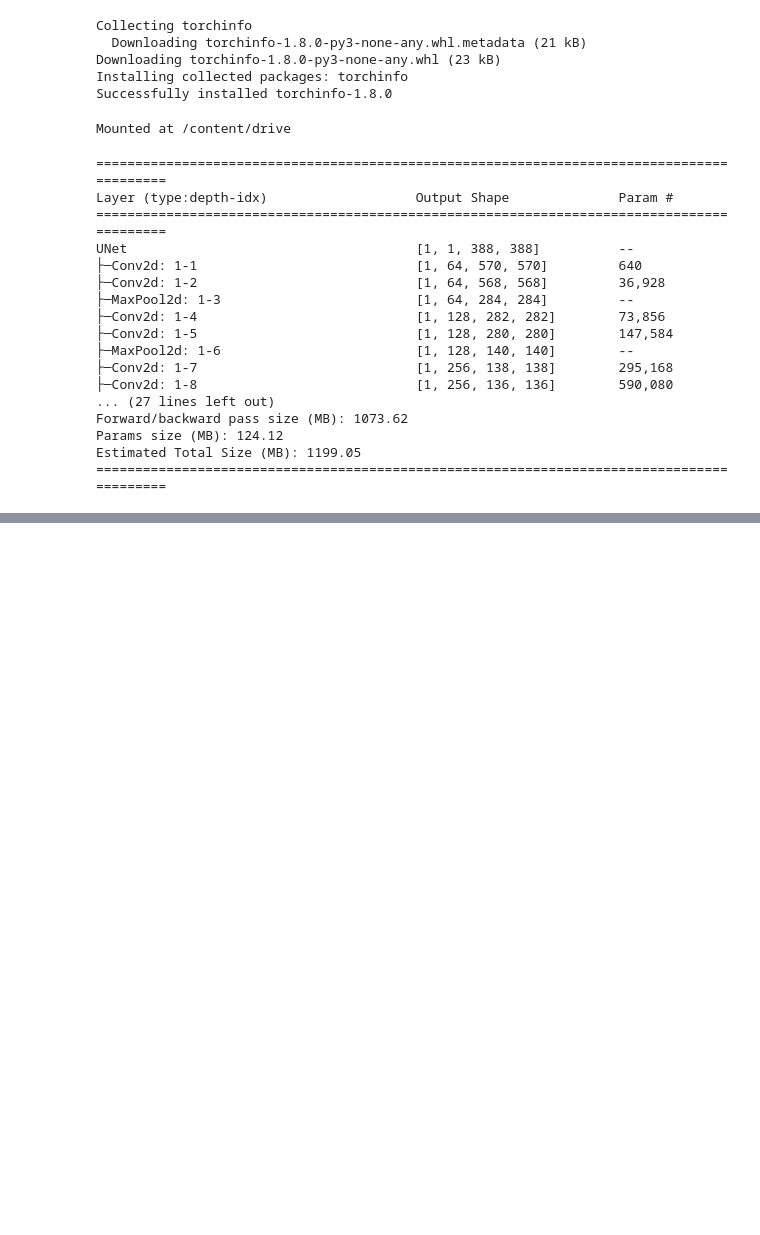
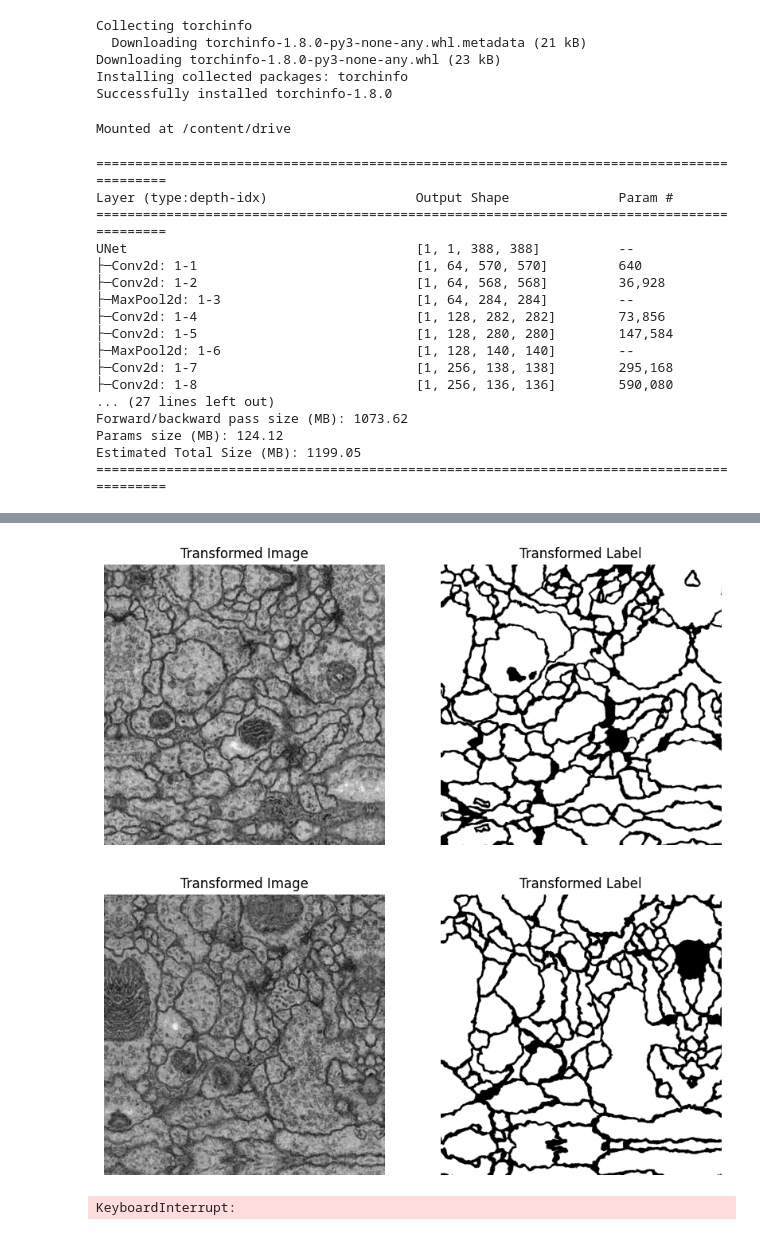
Before and after one commit to DanielBugelnig/U-Net, a Jupyter notebook: training.ipynb, the cells around one changed output, grey strips where cells are left out. Saved outputs shown, nothing was run; the diff lists cells and outputs as text; code cells hidden in the pictures; blank space fills up the shorter version.

```diff
--- a/training.ipynb
+++ b/training.ipynb
@@ -67,7 +70,7 @@ class UNet(nn.Module):
 
         # Between Decoder and Encoder one dropout connection is added
         # Dropout layer
-        self.drop = nn.Dropout(p=0.5)
+        self.drop = nn.Dropout(p=0.1)
 
         # Decoder
         # Upsampling by a factor of 2, --> stride=2, kernel_size=2
@@ -142,7 +145,7 @@ class UNet(nn.Module):
         x = F.relu(self.conv7b(x))
         x = F.relu(self.conv8b(x))
         x = self.final_conv(x)
-        x = F.softmax(x, dim=1)
+        #x = F.softmax(x, dim=1)
         return x
 # %%
 model = UNet(1,1)
@@ -194,5 +213,35 @@ class Dataset(Dataset):
 
         return image, label
+# %%
+class ElasticTransform:
+    def __init__(self, alpha=34, sigma=4):
+        #Elastic transform for image and label
+        self.alpha = alpha
+        self.sigma = sigma
+
+    def __call__(self, image, mask):
+        # Convert PIL images to numpy arrays
+        image_np = np.array(image)
+        mask_np = np.array(mask)
+
+        # Generate random displacement fields
+        random_state = np.random.RandomState(None)
+        dx = gaussian_filter((random_state.rand(*image_np.shape) * 2 - 1), self.sigma) * self.alpha
+        dy = gaussian_filter((random_state.rand(*image_np.shape) * 2 - 1), self.sigma) * self.alpha
+
+        # Create mesh grid for indexing
+        shape = image_np.shape
+        x, y = np.meshgrid(np.arange(shape[1]), np.arange(shape[0]))
+
+        # Apply displacements to the coordinates
+        indices = (y + dy).reshape(-1, 1), (x + dx).reshape(-1, 1)
+
+        # Apply the elastic transformation
+        distorted_image = map_coordinates(image_np, indices, order=1, mode='reflect').reshape(shape)
+        distorted_mask = map_coordinates(mask_np, indices, order=1, mode='reflect').reshape(shape)
+
+        # Convert back to PIL images
+        return Image.fromarray(distorted_image), Image.fromarray(distorted_mask)
 # %%
 mean = 0.5
 std = 0.2
@@ -256,7 +306,7 @@ def train(model, dataloader, criterion, optimizer, nrOfEpochs):
       running_loss = 0.0
       for images, labels in dataloader:
           images, labels = images.to(device), labels.to(device)
-
+          visualize_sample(images[0], labels[0])
           optimizer.zero_grad()
           outputs = model(images)
           labels = Trans.center_crop(labels, [388, 388])
@@ -314,8 +364,9 @@ print(f"Mean: {mean}, Std: {std}")
 # Datasets and loaders
 # Vanilla Dataset: use basic_transform_resize
 # Mirrored Dataset: use advanced_transform_image and advanced_transform_label or : basic_transform for both
-train_dataset = Dataset(train_image_path, train_label_path, image_transform=basic_transform, label_transform=basic_transform)
-test_dataset = Dataset(test_image_path, test_label_path, image_transform=basic_transform, label_transform=basic_transform)
+elastic_transform = ElasticTransform(alpha=34, sigma=4)
+train_dataset = Dataset(train_image_path, train_label_path, elastic_transform=elastic_transform)
+test_dataset = Dataset(test_image_path, test_label_path, image_transform=advanced_transform_image, label_transform=advanced_transform_label, elastic_transform=elastic_transform)
 
 train_loader = DataLoader(train_dataset, batch_size=1, shuffle=True)
 test_loader = DataLoader(test_dataset, batch_size=1, shuffle=False)
@@ -333,7 +408,8 @@ Mean: 0.49460574984550476, Std: 0.16874870657920837
 # Clearing CUDA memory
 torch.cuda.empty_cache()
 # Training
+
 print("Starting training")
-train(model, train_loader, criterion, optimizer, nrOfEpochs=10)
+train(model, train_loader, criterion, optimizer, nrOfEpochs=20)
 # %% [output]
 Starting training
@@ -350,3 +416,6 @@ Epoch 10/10, Loss: 0.5455
+[figure, added]
+[figure, added]
+KeyboardInterrupt:
 # %%
 # Testing
 print("Starting evaluation")
```
Also changed, not shown: parts of 8 cells of this notebook.
